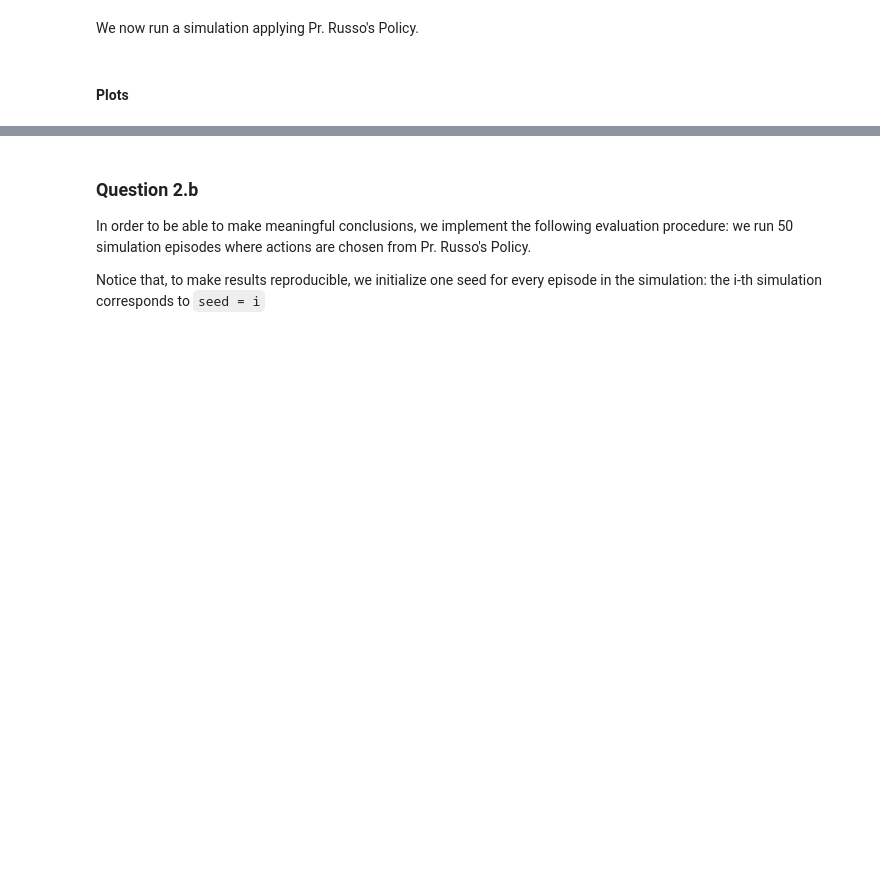
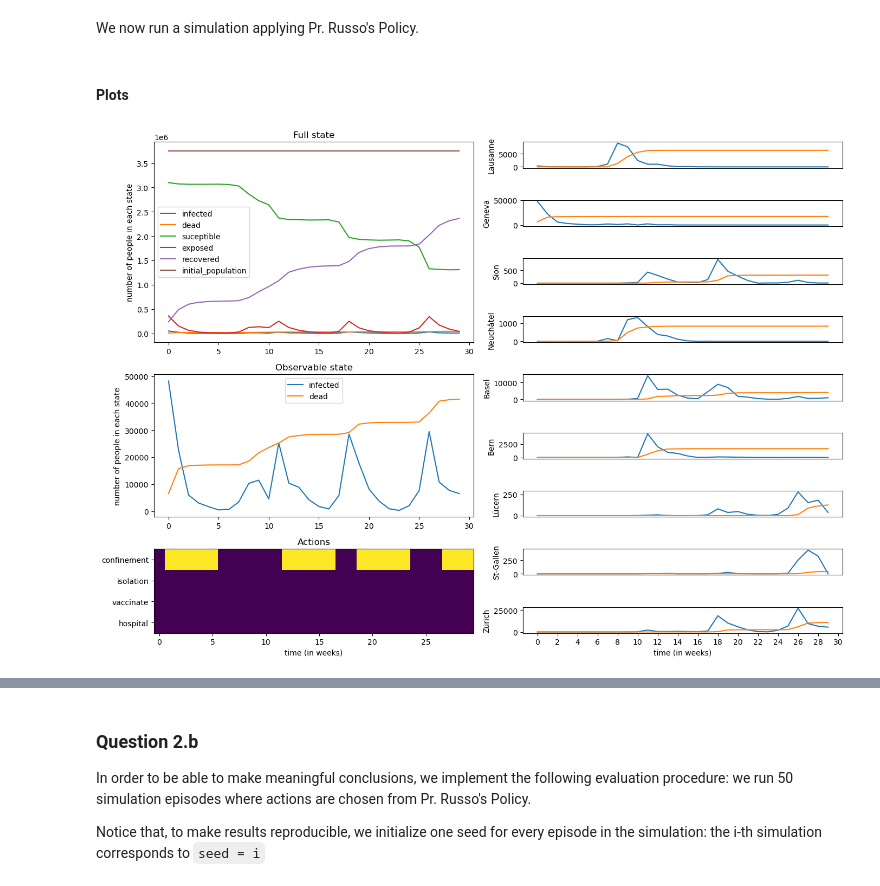
Before and after one commit to RiccardoBrioschi/DQN_Project, a Jupyter notebook: PROJECT DQN .ipynb, the cells around one changed output, grey strips where cells are left out. Drawn from its saved outputs; the diff is of its cells as text; code cells hidden in the pictures; blank space fills up the shorter version.

```diff
--- a/PROJECT DQN .ipynb
+++ b/PROJECT DQN .ipynb
@@ -150,8 +111,18 @@ class RussoAgent(Agent): # Agent is the superclass
         """
         self.env = env
         self.count_remaining_weeks = 0
-        self.default_action  = ACTION_NULL
-        self.confinement_action = ACTION_CONFINE
+        self.default_action  = { # DO NOTHING
+                                'confinement': False,
+                                'isolation': False,
+                                'hospital': False,
+                                'vaccinate': False,
+                            }
+        self.confinement_action = { # CONFINE
+                                    'confinement': True,
+                                    'isolation': False,
+                                    'hospital': False,
+                                    'vaccinate': False,
+                                }
         self.confinement_weeks_count = 0
 
     def load_model(self, savepath):
@@ -166,7 +137,7 @@ class RussoAgent(Agent): # Agent is the superclass
         # This is where one would define the optimization step of an RL algorithm
         return 0
 
-    def reset(self,env):
+    def reset(self, env):
         # This should be called when the environment is reset (we do not loss any weight, no need to
         # redefine actions, the environment is new and we need to save it)
         self.env = env
@@ -214,9 +185,6 @@ actions = {a:np.array([l.action[a] for l in log]) for a in log[0].action.keys()}
 # %% [markdown]
 #### Plots
 # %%
-[plt.plot(y) for y in total.values()]
-plt.legend(total.keys())
-plt.ylabel('number of people in each state')
-plt.xlabel('time (in weeks)')
-plt.title('Unmitigated Epidemic')
-plt.show()
+plot_info(total, cities, actions)
+# %% [output]
+[figure, added]
```
Also changed, not shown: parts of 63 cells of this notebook, 1 other file.
